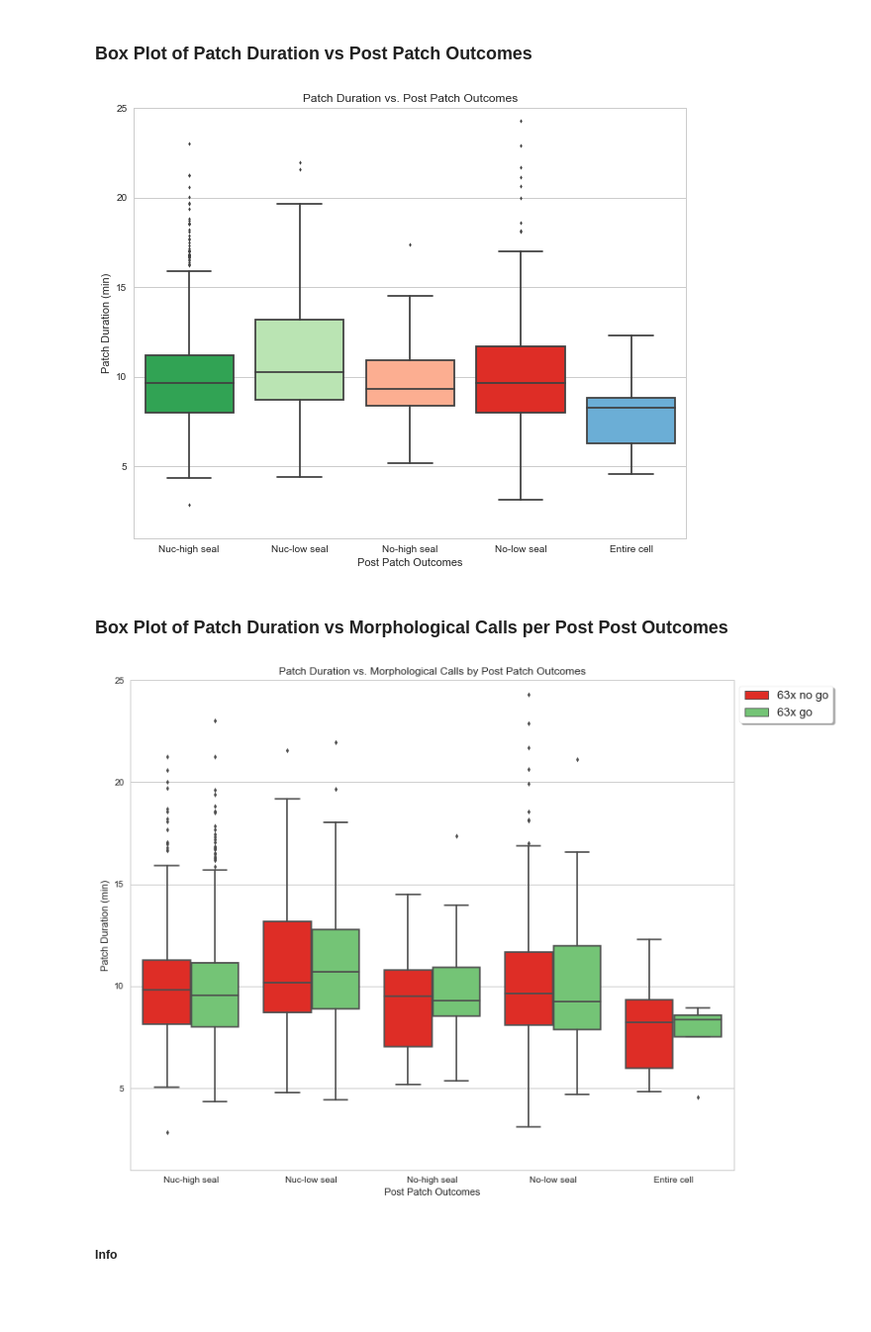
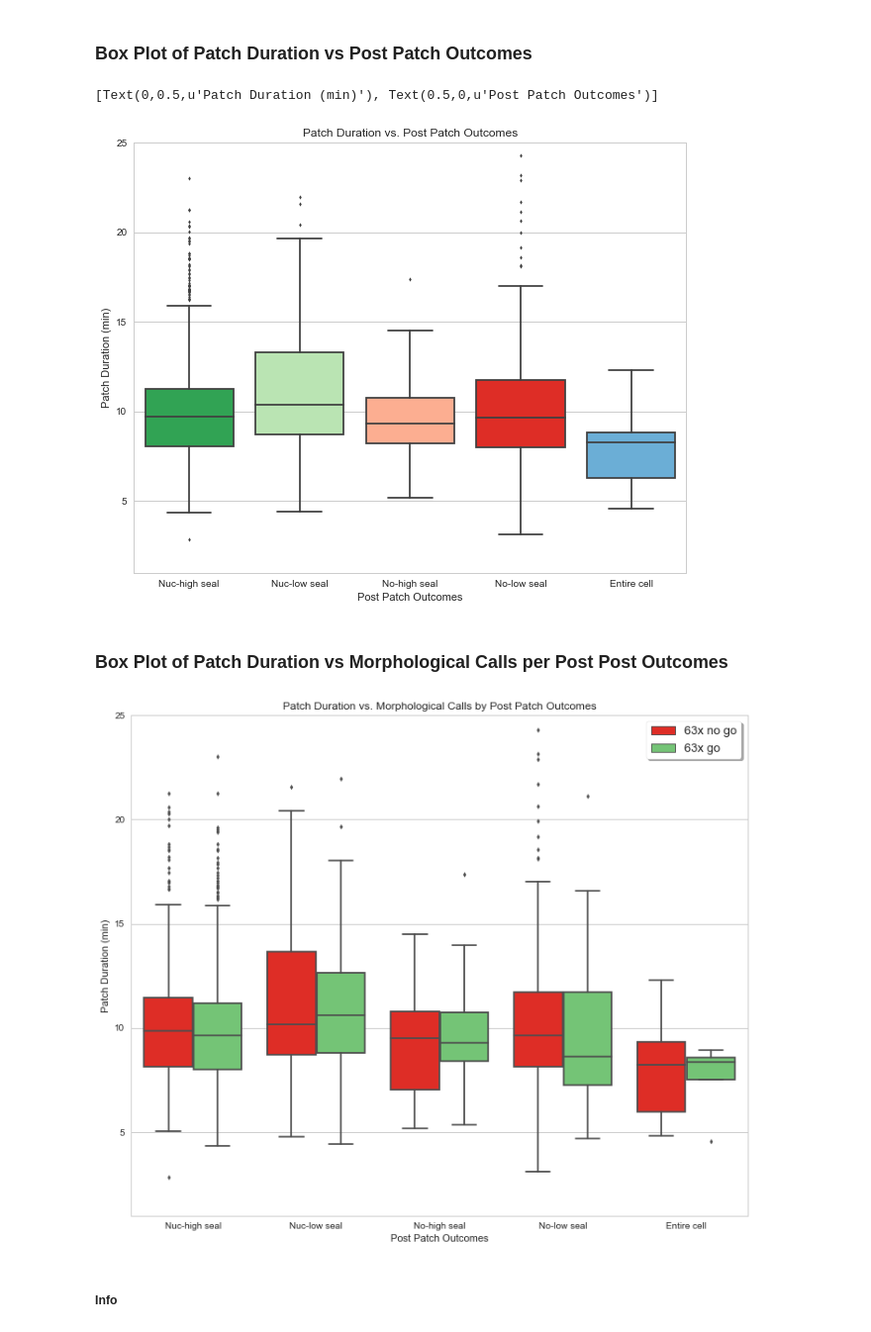
Before and after one commit to ramr24/Personal, a Jupyter notebook: Analysis-Patch Duration vs Morphology by Post Patch Outcomes.ipynb, the cells around one changed output. Shown at 99% size. Saved outputs shown, nothing was run; the diff lists cells and outputs as text; code cells hidden in the pictures; blank space fills up the shorter version.

```diff
--- a/Analysis-Patch Duration vs Morphology by Post Patch Outcomes.ipynb
+++ b/Analysis-Patch Duration vs Morphology by Post Patch Outcomes.ipynb
@@ -244,4 +285,5 @@ See the caveats in the documentation: http://pandas.pydata.org/pandas-docs/stabl
 # %% [markdown]
 ##### Dropping columns
 # %%
-final_df.drop(['patched_cell_container', 'project', 'anno.sample_id', 'Lims tube id'], axis=1, inplace=True)
+final_df.drop(['patched_cell_container', 'project', 'anno.sample_id', 'Lims tube id', 'ext_dur', 'ret_dur'],
+              axis=1, inplace=True)
@@ -248,14 +303,15 @@ final_df.drop(['patched_cell_container', 'project', 'anno.sample_id', 'Lims tube
 # %% [markdown]
 ##### Filters columns that have NaN
 # %%
-final_df.dropna(subset = ['morphology', 'anno.endPipetteR_label', 'patch_duration'], inplace = True)
+final_df.dropna(subset = ['morph'], inplace = True)
+#'anno.endPipetteR_label', 'patch_dur'
 # %%
 #Categorical
-final_df['morphology'] = final_df['morphology'].astype('category')
+final_df['morph'] = final_df['morph'].astype('category')
 final_df['post_patch'] = final_df['post_patch'].astype('category')
 
 #Numerical
+final_df['patch_dur'] = final_df['patch_dur'].astype('float')
+#final_df['ext_dur'] = final_df['ext_dur'].astype('float')
+#final_df['ret_dur'] = final_df['ret_dur'].astype('float')
 #final_df['anno.endPipetteR_label'] = final_df['anno.endPipetteR_label'].astype('float')
-final_df['patch_duration'] = final_df['patch_duration'].astype('float')
-final_df['extraction_duration'] = final_df['extraction_duration'].astype('float')
-#final_df['retraction_duration'] = final_df['retraction_duration'].astype('float')
@@ -262,3 +320,5 @@ final_df['extraction_duration'] = final_df['extraction_duration'].astype('float'
+# %%
+final_df.sort_index(inplace = True)
 # %%
 final_df.head()
 # %% [output]
@@ -322,10 +380,10 @@ bp.set(xlabel = 'Morphological Calls(63x)', ylabel = 'Patch Duration (min)')
 plt.subplots(figsize=(10,8)) #Has to before the plot to work
 
 bp = sns.boxplot(x = 'post_patch',
-            y = 'patch_duration',
+            y = 'patch_dur',
             order = ['Nuc-high seal', 'Nuc-low seal', 'No-high seal', 'No-low seal','Entire cell'],
             palette = ['#31a354', '#bae4b3', '#fcae91', '#de2d26', '#6baed6'],
-            data = final_df[final_df['patch_duration'] > 1],
+            data = final_df,
             saturation = 1,
             fliersize = 3)
 
@@ -333,36 +391,37 @@ bp.set(ylim=(1, 25))
 
 bp.set_title('Patch Duration vs. Post Patch Outcomes')
 bp.set(xlabel = 'Post Patch Outcomes', ylabel = 'Patch Duration (min)')
-plt.savefig('Boxplot_PD_vs_PP')
+#plt.savefig('Boxplot_PD_vs_PP')
 # %% [output]
+[Text(0,0.5,u'Patch Duration (min)'), Text(0.5,0,u'Post Patch Outcomes')]
-[figure, old version]
+[figure, new version]
 # %% [markdown]
 ### Box Plot of Patch Duration vs Morphological Calls per Post Post Outcomes
 # %%
-plt.subplots(figsize=(12,10)) #Has to before the plot to work
+plt.subplots(figsize=(12,10)) #Has to be before the plot to work
 
 bp = sns.boxplot(x = 'post_patch',
-            y = 'patch_duration',
-            hue = 'morphology',
+            y = 'patch_dur',
+            hue = 'morph',
             order = ['Nuc-high seal', 'Nuc-low seal', 'No-high seal', 'No-low seal','Entire cell'],
             hue_order = ['63x no go','63x go'],
             data = final_df,
             palette = ['#de2d26', '#74c476'],
             saturation = 1,
             fliersize = 4)
 
-bp.legend(loc = 2,
-          bbox_to_anchor = (1, 1),
+bp.legend(loc = 0,
+          #bbox_to_anchor = (0.95, 1),
           frameon = True,
           shadow = True,
           fontsize = 13)
 bp.set(ylim=(1, 25))
 
 bp.set_title('Patch Duration vs. Morphological Calls by Post Patch Outcomes')
 bp.set(xlabel = 'Post Patch Outcomes', ylabel = 'Patch Duration (min)')
 plt.savefig('Boxplot_PD_vs_M_by_PP')
 # %% [output]
-[figure, old version]
+[figure, new version]
 # %% [markdown]
 ##### Info
 # %%
```
Also changed, not shown: parts of 28 cells of this notebook, 8 other files.
